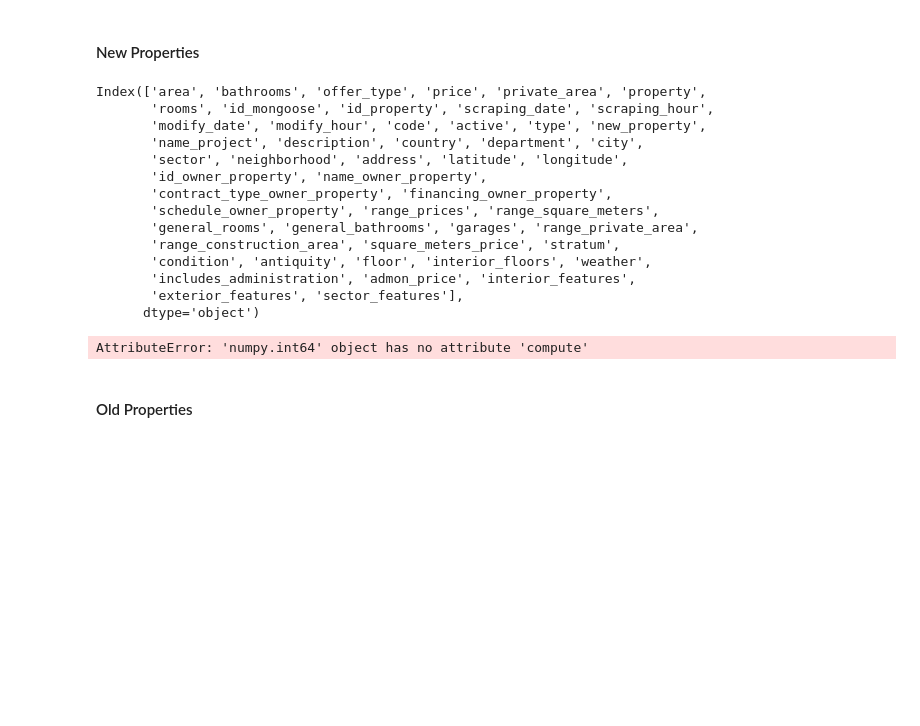
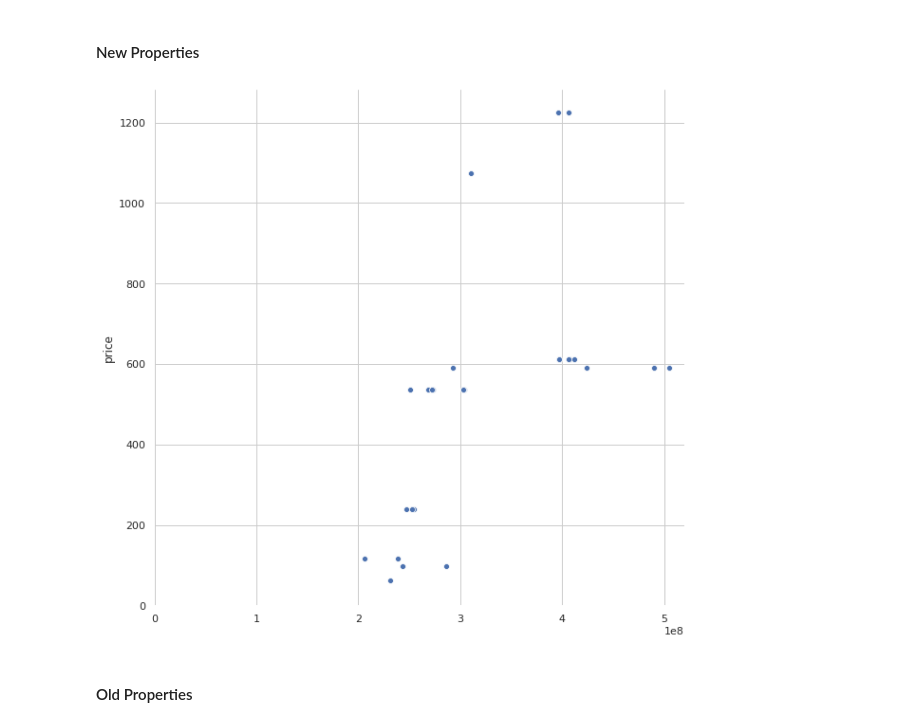
Before and after one commit to stivenramireza/anutibara-web-scraping, a Jupyter notebook: notebooks/data_analytics.ipynb, the cells around one changed output. Saved outputs shown, nothing was run; the diff lists cells and outputs as text; code cells hidden in the pictures; blank space fills up the shorter version.

Commit message:
Updating Data Analytics Notebook

```diff
--- a/notebooks/data_analytics.ipynb
+++ b/notebooks/data_analytics.ipynb
@@ -294,32 +292,24 @@ dd.to_parquet(ddf_new_properties, 'data/web-scraping', engine='pyarrow')
 # %%
-with open(r'./data/web-scraping/part.0.parquet', 'rb') as f:
-    df = pd.read_parquet(f, engine='pyarrow')
+with open(r'./new-properties/part.0.parquet', 'rb') as f:
+    data = pd.read_parquet(f, engine='pyarrow')
-# %%
-df.columns
-# %% [output]
-Index(['area', 'bathrooms', 'offer_type', 'price', 'private_area', 'property',
-       'rooms', 'id_mongoose', 'id_property', 'scraping_date', 'scraping_hour',
-       'modify_date', 'modify_hour', 'code', 'active', 'type', 'new_property',
-       'name_project', 'description', 'country', 'department', 'city',
-       'sector', 'neighborhood', 'address', 'latitude', 'longitude',
-       'id_owner_property', 'name_owner_property',
-       'contract_type_owner_property', 'financing_owner_property',
-       'schedule_owner_property', 'range_prices', 'range_square_meters',
-       'general_rooms', 'general_bathrooms', 'garages', 'range_private_area',
-       'range_construction_area', 'square_meters_price', 'stratum',
-       'condition', 'antiquity', 'floor', 'interior_floors', 'weather',
-       'includes_administration', 'admon_price', 'interior_features',
-       'exterior_features', 'sector_features'],
-      dtype='object')
-# %%
-with ProgressBar():
-    mean = df['price'].mean()
-    stdev = df['price'].std()
-    minimum = df['price'].min()
-    maximum = df['price'].max()
-    skewness = float(dask_stats.skew(df['price'].values).compute())
-# %% [output]
-AttributeError: 'numpy.int64' object has no attribute 'compute'
+# %%
+with ProgressBar():
+    condition = (data['stratum'] == 4)
+    stratum_by_price = data[condition]['price'].value_counts().sort_values()
+# %%
+df = stratum_by_price.to_frame()
+# %%
+seaborn.set(style="whitegrid")
+f, ax = plt.subplots(figsize=(10, 10))
+seaborn.despine(f, left=True, bottom=True)
+
+with ProgressBar():
+    seaborn.scatterplot(x=df.index, y="price",
+                data=df, ax=ax)
+    plt.ylim(ymin=0)
+    plt.xlim(xmin=0)
+# %% [output]
+[figure, added]
 # %% [markdown]
 #### Old Properties
 # %%
```
Also changed, not shown: parts of 6 cells of this notebook, 14 other files.
